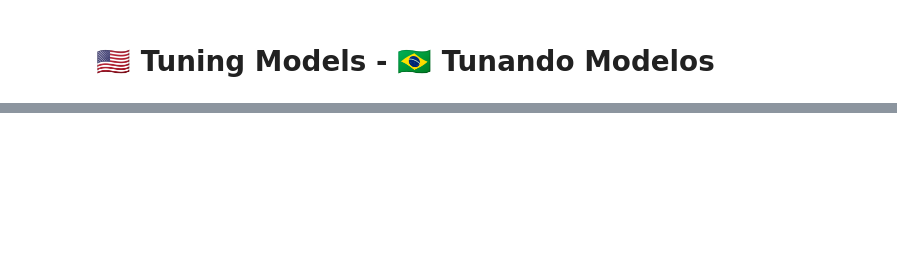
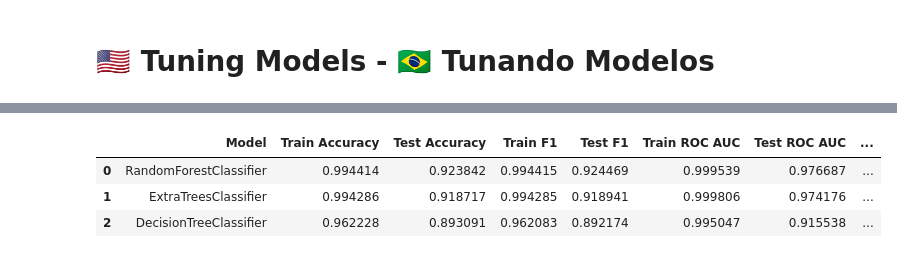
Before and after one commit to feliperodighero/hotel-reservations, a Jupyter notebook: notebooks/2-model-training.ipynb, the cells around one changed output, grey strips where cells are left out. Drawn from its saved outputs; the diff is of its cells as text; code cells hidden in the pictures; blank space fills up the shorter version.

```diff
--- a/notebooks/2-model-training.ipynb
+++ b/notebooks/2-model-training.ipynb
@@ -196,0 +332,54 @@ plt.show()
+# %%
+results = []
+
+rf_results = {
+    'Model': 'RandomForestClassifier',
+    'Train Accuracy': best_rf_model.score(over_X_train, over_y_train),
+    'Test Accuracy': best_rf_model.score(over_X_test, over_y_test),
+    'Train F1': f1_score(over_y_train, best_rf_model.predict(over_X_train)),
+    'Test F1': f1_score(over_y_test, best_rf_model.predict(over_X_test)),
+    'Train ROC AUC': roc_auc_score(over_y_train, best_rf_model.predict_proba(over_X_train)[:, 1]),
+    'Test ROC AUC': roc_auc_score(over_y_test, best_rf_model.predict_proba(over_X_test)[:, 1]),
+    'Time taken for tuning (s)': time_taken
+}
+
+results.append(rf_results)
+
+
+et_results = {
+    'Model': 'ExtraTreesClassifier',
+    'Train Accuracy': best_et_model.score(over_X_train, over_y_train),
+    'Test Accuracy': best_et_model.score(over_X_test, over_y_test),
+    'Train F1': f1_score(over_y_train, best_et_model.predict(over_X_train)),
+    'Test F1': f1_score(over_y_test, best_et_model.predict(over_X_test)),
+    'Train ROC AUC': roc_auc_score(over_y_train, best_et_model.predict_proba(over_X_train)[:, 1]),
+    'Test ROC AUC': roc_auc_score(over_y_test, best_et_model.predict_proba(over_X_test)[:, 1]),
+    'Time taken for tuning (s)': time_taken
+}
+
+results.append(et_results)
+
+
+dt_results = {
+    'Model': 'DecisionTreeClassifier',
+    'Train Accuracy': best_dt_model.score(over_X_train, over_y_train),
+    'Test Accuracy': best_dt_model.score(over_X_test, over_y_test),
+    'Train F1': f1_score(over_y_train, best_dt_model.predict(over_X_train)),
+    'Test F1': f1_score(over_y_test, best_dt_model.predict(over_X_test)),
+    'Train ROC AUC': roc_auc_score(over_y_train, best_dt_model.predict_proba(over_X_train)[:, 1]),
+    'Test ROC AUC': roc_auc_score(over_y_test, best_dt_model.predict_proba(over_X_test)[:, 1]),
+    'Time taken for tuning (s)': time_taken
+}
+
+results.append(dt_results)
+
+
+results_df = pd.DataFrame(results)
+
+
+results_df
+# %% [output]
+|  | Model | Train Accuracy | Test Accuracy | Train F1 | Test F1 | Train ROC AUC | Test ROC AUC | ... |
+| 0 | RandomForestClassifier | 0.994414 | 0.923842 | 0.994415 | 0.924469 | 0.999539 | 0.976687 | ... |
+| 1 | ExtraTreesClassifier | 0.994286 | 0.918717 | 0.994285 | 0.918941 | 0.999806 | 0.974176 | ... |
+| 2 | DecisionTreeClassifier | 0.962228 | 0.893091 | 0.962083 | 0.892174 | 0.995047 | 0.915538 | ... |
```
Also changed, not shown: parts of 11 cells of this notebook.
